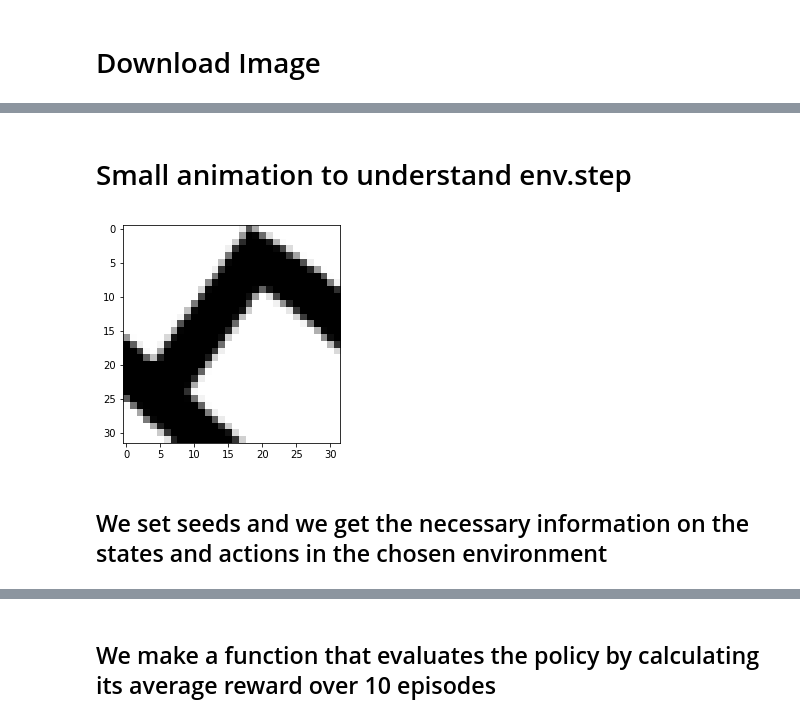
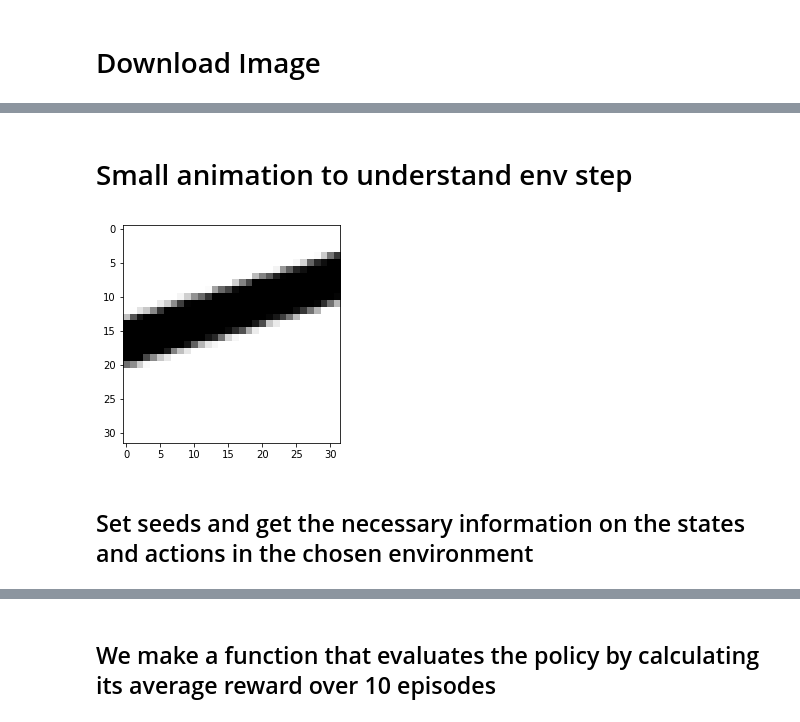
Before and after one commit to ashxjain/AutoDrivingCarT3D, a Jupyter notebook: AutoDrivingCarT3D.ipynb, the cells around one changed output, grey strips where cells are left out. Saved outputs shown, nothing was run; the diff lists cells and outputs as text; code cells hidden in the pictures.

```diff
--- a/AutoDrivingCarT3D.ipynb
+++ b/AutoDrivingCarT3D.ipynb
@@ -606,29 +626,29 @@ env.render()
 # %% [markdown]
-# Small animation to understand env.step
+# Small animation to understand env step
 # %%
 %matplotlib inline
 
 import numpy as np
 from matplotlib import pyplot as plt
 from IPython.display import clear_output
 from time import sleep
 
 plt.figure()
 env = CarEnv()
 env.reset()
 for i in range(20):
     img = env.get_state().cpu().squeeze(0).numpy()
     plt.imshow(img, cmap='gray', animated=True, vmin=0, vmax=1)
     plt.show()
     sleep(0.2)
     clear_output(wait=True)
     vel = np.random.randint(low=0.5, high=5)
     angle = np.random.randint(low=-10, high=+10)
-    env.step((vel, angle))
+    env.step((angle,))
 # %% [output]
-[figure, old version]
+[figure, new version]
 # %% [markdown]
-## We set seeds and we get the necessary information on the states and actions in the chosen environment
+## Set seeds and get the necessary information on the states and actions in the chosen environment
 # %%
 env.seed(seed)
 torch.manual_seed(seed)
```
Also changed, not shown: parts of 46 cells of this notebook.
